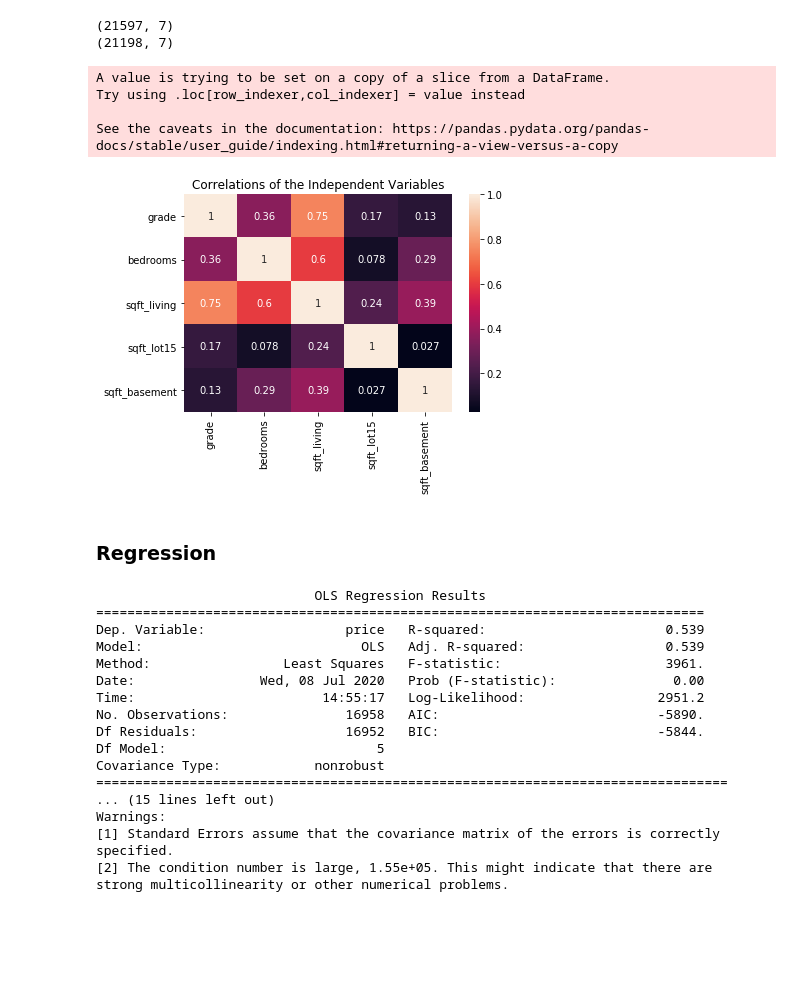
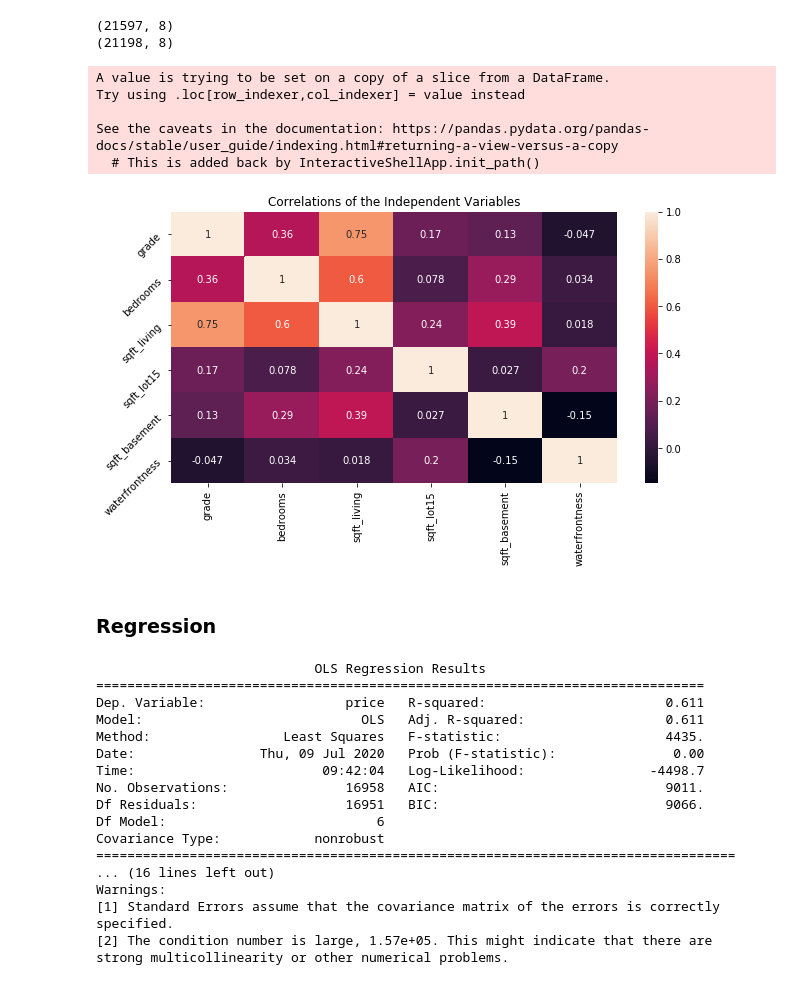
Before and after one commit to HeeebsInc/Predicting_House_Prices, a Jupyter notebook: Notebooks/Final.ipynb, the cells around one changed output. Drawn from its saved outputs; the diff is of its cells as text; code cells hidden in the pictures; blank space fills up the shorter version.

```diff
--- a/Notebooks/Final.ipynb
+++ b/Notebooks/Final.ipynb
@@ -6,9 +7,14 @@ import matplotlib.pyplot as plt
 # %%
-df = pd.read_csv('../data/updated_housing_data.csv')
-df = df[['price', 'grade', 'bedrooms', 'sqft_living', 'sqft_lot15', 'sqft_basement', 'zipcode']]
+df = pd.read_csv('../data/tester.csv')
+cities_keep = ['seattle', 'kenmore', 'sammamish', 'redmond', 'federal way', 'des moines', 'maple valley',
+                'bellevue', 'auburn', 'kent', 'renton', 'kirkland']
+cities_keep = ['seattle', 'sammamish', 'redmond',
+                'bellevue', 'auburn', 'kent', 'renton', 'kirkland']
+cities = [f'city_{i}' for i in df.City.unique() if i in cities_keep]
+df = df[['price', 'grade', 'bedrooms', 'sqft_living', 'sqft_lot15', 'sqft_basement', 'zipcode', 'waterfrontness']]
 print(df.shape)
 def get_clean_data(df):
-    for col in df.columns:
+    for col in ['price', 'grade', 'bedrooms', 'sqft_living', 'sqft_lot15', 'sqft_basement']:
         df[col] = pd.to_numeric(df[col], errors='coerce')
         mean = df[col].mean()
         std = df[col].std()
@@ -18,21 +24,23 @@ def get_clean_data(df):
 df = get_clean_data(df)
 print(df.shape)
 # %% [output]
-(21597, 7)
-(21198, 7)
+(21597, 8)
+(21198, 8)
 A value is trying to be set on a copy of a slice from a DataFrame.
 Try using .loc[row_indexer,col_indexer] = value instead
 
 See the caveats in the documentation: https://pandas.pydata.org/pandas-docs/stable/user_guide/indexing.html#returning-a-view-versus-a-copy
+  # This is added back by InteractiveShellApp.init_path()
 # %%
 def get_heatmap(df):
     '''This function will create a heatmap to compare the different independent variables of our model'''
-    sns.heatmap(df.drop(['price', 'zipcode'], axis = 1).corr(), annot = True)
-    plt.title('Correlations of the Independent Variables')
-
+    fig, ax =plt.subplots(figsize=(10,5))
+    sns.heatmap(df.drop(['price', 'zipcode'], axis = 1).corr(), annot = True, ax=ax)
+    ax.set_title('Correlations of the Independent Variables')
+    ax.set_yticklabels(ax.get_yticklabels(), rotation = 45)
 get_heatmap(df)
 # %% [output]
-[figure, old version]
+[figure, new version]
 # %% [markdown]
 ### Regression
 # %%
@@ -45,12 +53,14 @@ import statsmodels.api as sm
 import pandas as pd
 # %%
 X = df[[i for i in df.columns if i != 'price']]
+#X.sqft_lot15 = X.sqft_lot15.map(lambda x: 1/x)
 y = df[['price']]/1000000
+y = np.log(y)
 X = sm.add_constant(X)
 #using zipcode to stratify the data
 x_train, x_test, y_train, y_test = train_test_split(X,y, random_state = 0, train_size = .8, stratify = X.zipcode.values)
 x_train = x_train.drop('zipcode', axis = 1) #dropping zipcode
-x_test = x_test.drop('zipcode', axis = 1, inplace = True) #dropping zipcode
+x_test = x_test.drop('zipcode', axis = 1) #dropping zipcode
 
 def regression(x_train= x_train,y_train=y_train):
     '''This function will create and retrun a regression model along with the summary'''
@@ -64,18 +74,18 @@ model, summary = regression()
 # %% [output]
                             OLS Regression Results
 ==============================================================================
-Dep. Variable:                  price   R-squared:                       0.539
-Model:                            OLS   Adj. R-squared:                  0.539
-Method:                 Least Squares   F-statistic:                     3961.
-Date:                Wed, 08 Jul 2020   Prob (F-statistic):               0.00
-Time:                        14:55:17   Log-Likelihood:                 2951.2
-No. Observations:               16958   AIC:                            -5890.
-Df Residuals:                   16952   BIC:                            -5844.
-Df Model:                           5
+Dep. Variable:                  price   R-squared:                       0.611
+Model:                            OLS   Adj. R-squared:                  0.611
+Method:                 Least Squares   F-statistic:                     4435.
+Date:                Thu, 09 Jul 2020   Prob (F-statistic):               0.00
+Time:                        09:42:04   Log-Likelihood:                -4498.7
+No. Observations:               16958   AIC:                             9011.
+Df Residuals:                   16951   BIC:                             9066.
+Df Model:                           6
 Covariance Type:            nonrobust
-=================================================================================
-... (15 lines left out)
+==================================================================================
+... (16 lines left out)
 Warnings:
 [1] Standard Errors assume that the covariance matrix of the errors is correctly specified.
-[2] The condition number is large, 1.55e+05. This might indicate that there are
+[2] The condition number is large, 1.57e+05. This might indicate that there are
 strong multicollinearity or other numerical problems.
```
Also changed, not shown: parts of 3 cells of this notebook, 1 other file.
